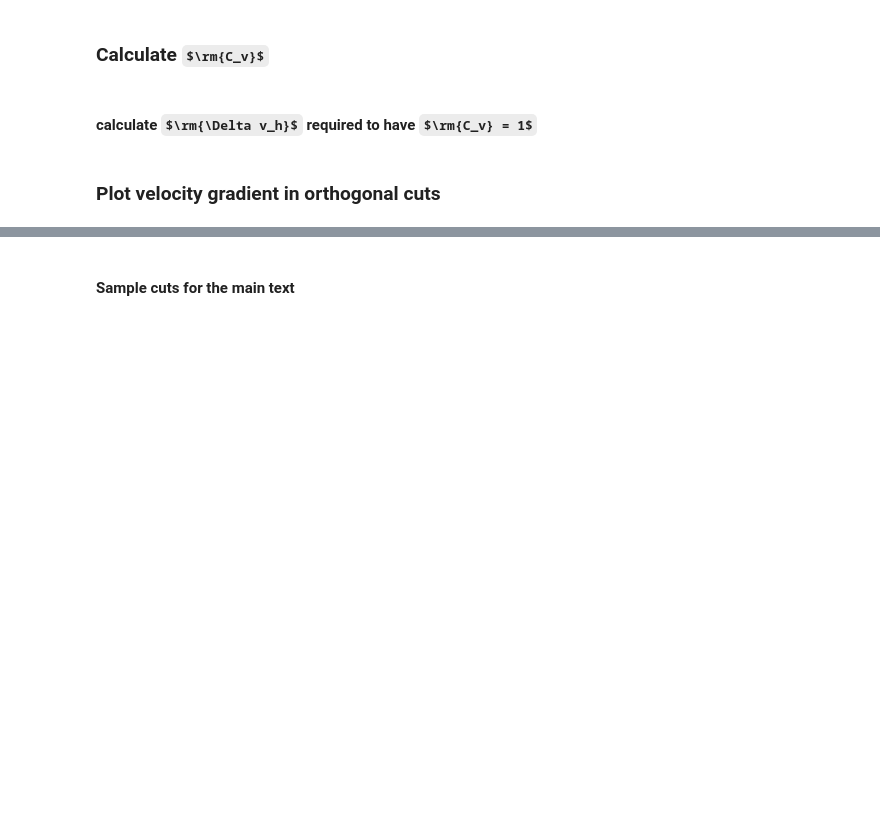
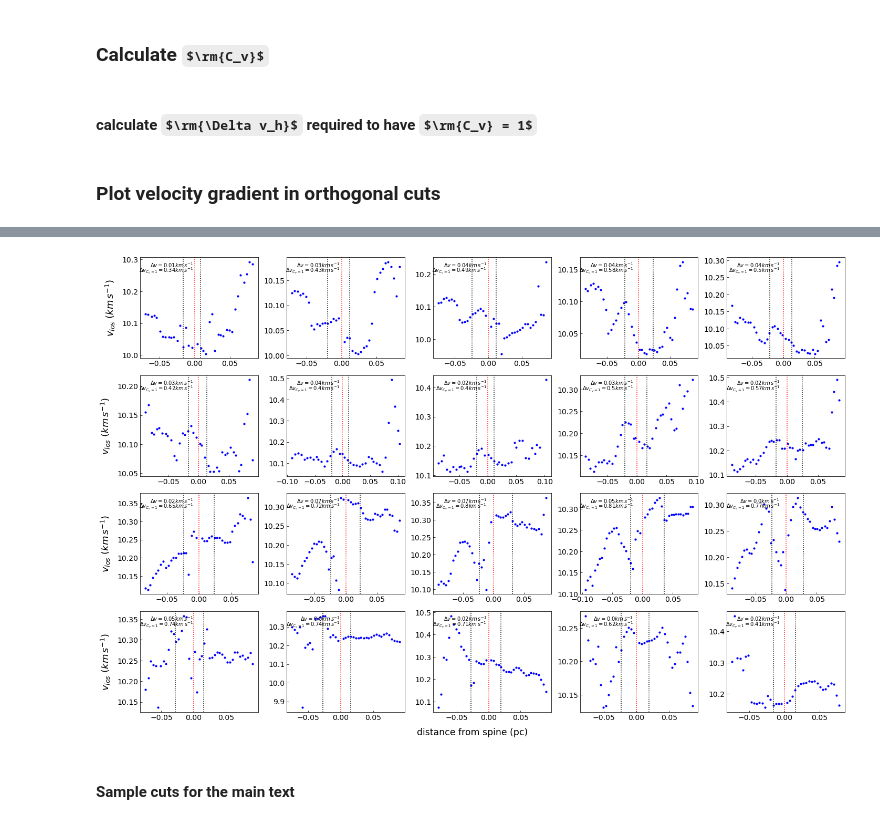
Before and after one commit to SpandanCh/Barnard5_filaments, a Jupyter notebook: analyse_cv.ipynb, the cells around one changed output, grey strips where cells are left out. Cells and saved outputs as stored; diff of their text form; code cells hidden in the pictures; some formulas as TeX source; blank space fills up the shorter version.

```diff
--- a/analyse_cv.ipynb
+++ b/analyse_cv.ipynb
@@ -550,24 +564,20 @@ plt.tight_layout()
 # %%
 fig, ax = plt.subplots(nrows=4, ncols=5, figsize=(20,13))
 
-plot_ortho_cut(param=vel_ext, extra_pix=16, fila=2, ax=ax, new_ax=False, marker_size=10,
-               plot_cut_bound=True, plot_cut_cent=True, print_delv=True, x_axis_phys=True, plot_sel_cuts=True, sel_cuts=range(1,21))
-# plot_ortho_cut(param=vel_faint, extra_pix=20, fila=1, c='r', ax=ax, new_ax=False, marker_size=10)
+plot_ortho_cut(param=vel_ext, extra_pix=16, fila=2, ax=ax, new_ax=False, marker_size=10, plot_cut_bound=True,
+               plot_cut_cent=True, print_delv=True, x_axis_phys=True, plot_sel_cuts=True, sel_cuts=range(1,21))
 
 for i in range (4):
     ax[i,0].set_ylabel(r'$v_{los}\ (km\,s^{-1})$', labelpad=10)
-#     ax[3,i].set_xlabel('offset from centre (pc)', labelpad=15)
-
-# ax[3,4].set_xlabel('offset from centre (pc)', labelpad=15)
 
 fig.supxlabel('distance from spine (pc)', size='xx-large')
 
-# ax[3,2].set_visible(False)
-# ax[3,3].set_visible(False)
 
 plt.tight_layout()
 
-# fig.savefig('plots/vel_grad_w_cv_fila_2_all.pdf')
+fig.savefig('plots/vel_grad_w_cv_fila_2_all.pdf')
+# %% [output]
+[figure, added]
 # %% [markdown]
 #### Sample cuts for the main text
 # %%
```
Also changed, not shown: parts of 17 cells of this notebook, 3 other files.
